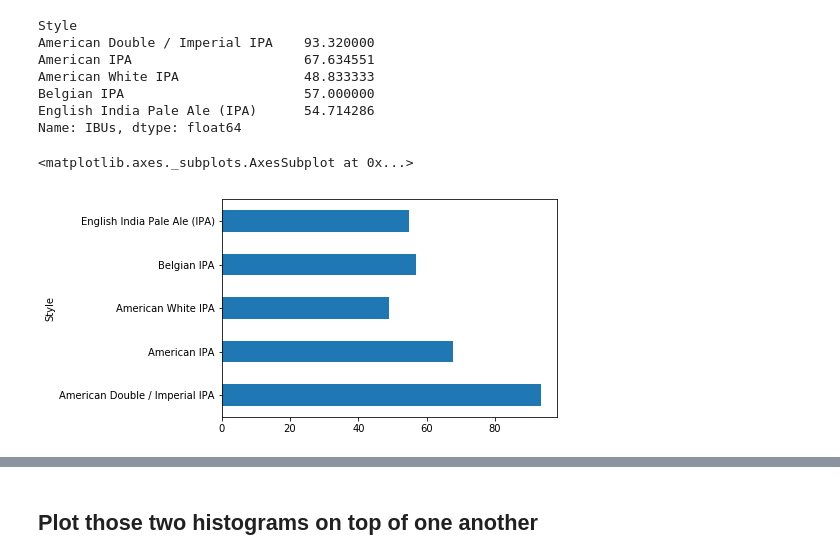
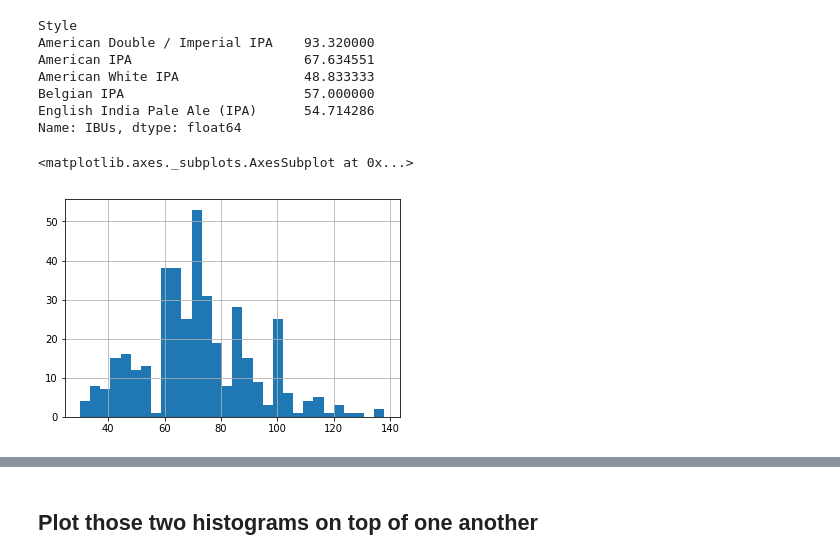
Before and after one commit to mathieulede/foundations, a Jupyter notebook: 06-homework/beer/Dataset ONE - Beer cans.ipynb, the cells around one changed output, grey strips where cells are left out. Cells and saved outputs as stored; diff of their text form; code cells hidden in the pictures.

```diff
--- a/06-homework/beer/Dataset ONE - Beer cans.ipynb
+++ b/06-homework/beer/Dataset ONE - Beer cans.ipynb
@@ -308,9 +302,8 @@ Belgian IPA                       57.000000
 English India Pale Ale (IPA)      54.714286
 Name: IBUs, dtype: float64
 # %%
-(df[df['Style'].str.contains('IPA', na=False)]
- .groupby('Style')['IBUs']
- .mean().plot(kind='barh'))
+(df[df['Style'].str.contains('IPA', na=False)]['IBUs']
+ .hist(bins=30))
 # %% [output]
 <matplotlib.axes._subplots.AxesSubplot at 0x...>
-[figure, old version]
+[figure, new version]
```
Also changed, not shown: parts of 7 cells of this notebook, 1 other file.
